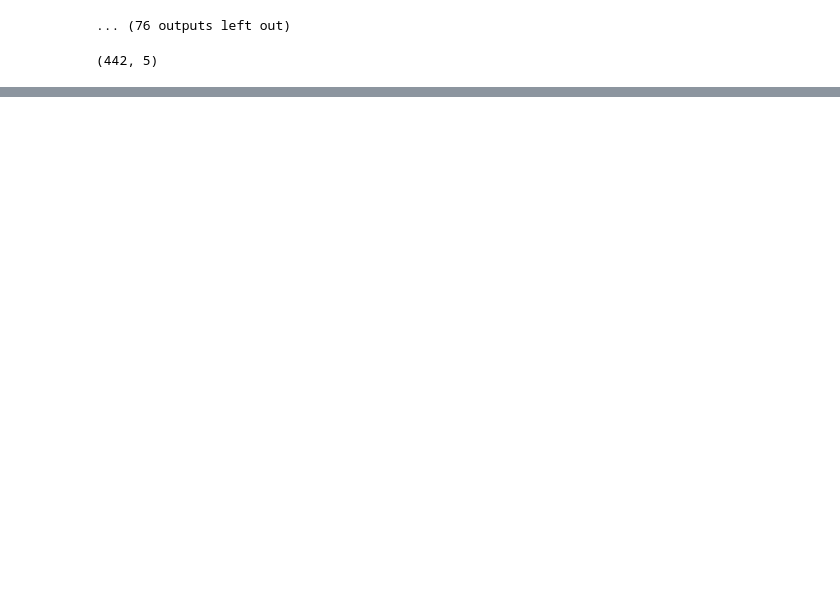
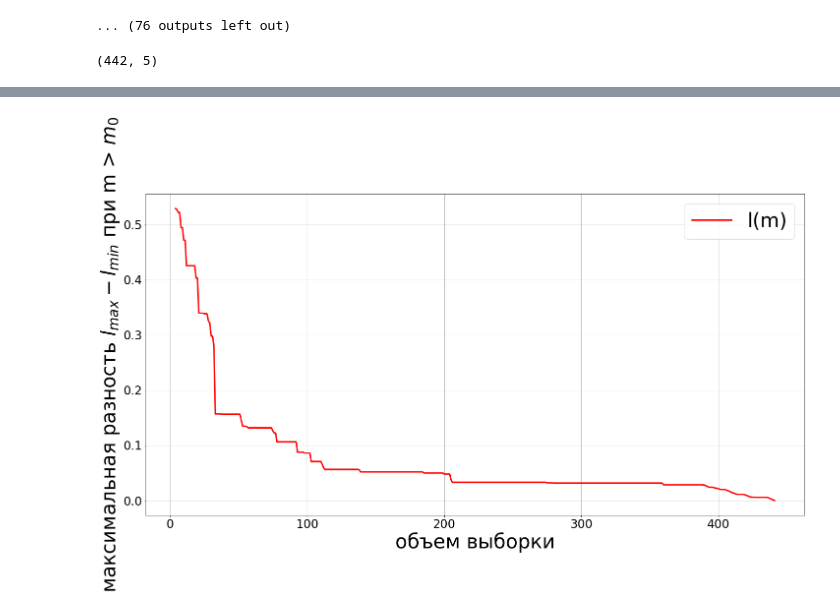
Before and after one commit to Intelligent-Systems-Phystech/2019-Project-44, a Jupyter notebook: code/ALC.ipynb, the cells around one changed output, grey strips where cells are left out. Drawn from its saved outputs; the diff is of its cells as text; code cells hidden in the pictures; blank space fills up the shorter version.

```diff
--- a/code/ALC.ipynb
+++ b/code/ALC.ipynb
@@ -185,0 +238,15 @@ print(10 + (real_data['E'] <= 0.25).argmax() * 5)
+# %%
+l_diff = []
+for i in range(0, len(l)):
+    l_diff.append(np.max(l[i:]) - np.min(l[i:]))
+
+plt.plot(np.arange(4, X.shape[0]), l_diff, color='red', label='l(m)')
+
+plt.xlabel('объем выборки')
+plt.ylabel('максимальная разность $l_{max} - l_{min}$ при m > $m_0$')
+plt.legend()
+plt.grid()
+#plt.savefig('../data/pics/ALC_modified_{}.pdf'.format(name), format='pdf')
+plt.show()
+# %% [output]
+[figure, added]
```
Also changed, not shown: parts of 13 cells of this notebook, 13 other files.
